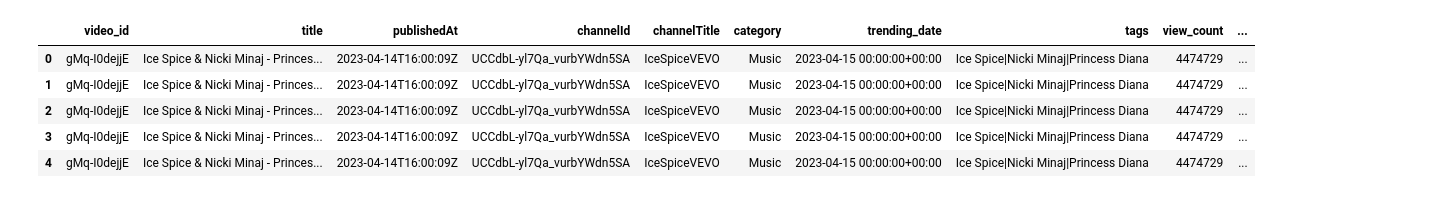
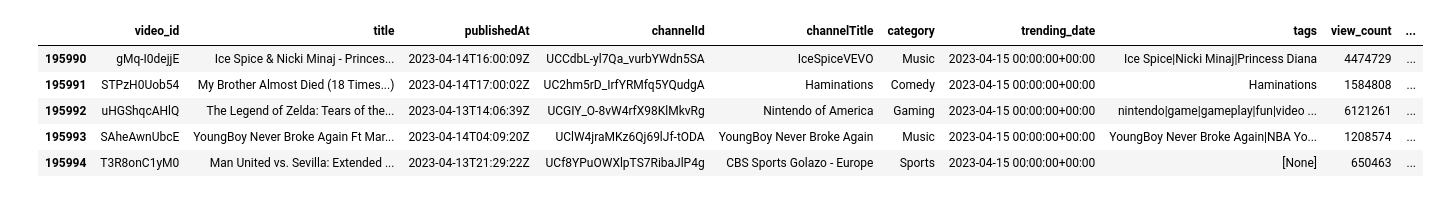
Before and after one commit to feliciahxy/SC1015-DSAI-project, a Jupyter notebook: data_preparation/DataCleaning.ipynb, the cells around one changed output. Cells and saved outputs as stored; diff of their text form; code cells hidden in the pictures.

```diff
--- a/data_preparation/DataCleaning.ipynb
+++ b/data_preparation/DataCleaning.ipynb
@@ -70,40 +70,41 @@ def count_tags(tags_str):
         return 1 if str(tags_str).strip() else 0
 
 
 # removing columns
-youtube_video_data = youtube_video_data.drop(['dislikes','thumbnail_link', 'comments_disabled', 'ratings_disabled'], axis = 1)
+youtube_video_data = youtube_video_data.drop(['dislikes','thumbnail_link', 'ratings_disabled'], axis = 1)
 youtube_video_data = restrict_date(youtube_video_data)
 
 #combining api dataset
-youtube_video_data = youtube_video_data.merge(api_data[['video_id', 'video_length', 'video_language']], on='video_id', how='left')
+youtube_video_data['video_length'] = api_data['video_length'].values
+youtube_video_data['video_language'] = api_data['video_language'].values
 
 # mapping category
 category_mapping = {}
 for item in category_data.get("items", []):
     category_mapping[item['id']] = item["snippet"]["title"]
 
 youtube_video_data["categoryId"] = youtube_video_data["categoryId"].astype(str).map(category_mapping)
 youtube_video_data.rename(columns = {'categoryId': 'category'}, inplace = True)
 
 # mapping top channel (T/F)
 top_channels = channel_data["Youtuber"].tolist()
 youtube_video_data["Top channel"] = False
 youtube_video_data.loc[youtube_video_data["channelTitle"].isin(top_channels), "Top channel"] = True
 
 # turning description into T/F
 youtube_video_data['description'] = youtube_video_data['description'].apply(lambda x: 'Y' if pd.notna(x) and str(x).strip() != '' else 'N')
 youtube_video_data['count_tags'] = youtube_video_data['tags'].apply(count_tags)
 
 # youtube_video_data.drop_duplicates() # no duplicates
 # youtube_video_data.shape
 youtube_video_data.head()
 # %% [output]
 |  | video_id | title | publishedAt | channelId | channelTitle | category | trending_date | tags | view_count | ... |
-| 0 | gMq-I0dejjE | Ice Spice & Nicki Minaj - Princes... | 2023-04-14T16:00:09Z | UCCdbL-yl7Qa_vurbYWdn5SA | IceSpiceVEVO | Music | 2023-04-15 00:00:00+00:00 | Ice Spice|Nicki Minaj|Princess Diana | 4474729 | ... |
-| 1 | gMq-I0dejjE | Ice Spice & Nicki Minaj - Princes... | 2023-04-14T16:00:09Z | UCCdbL-yl7Qa_vurbYWdn5SA | IceSpiceVEVO | Music | 2023-04-15 00:00:00+00:00 | Ice Spice|Nicki Minaj|Princess Diana | 4474729 | ... |
-| 2 | gMq-I0dejjE | Ice Spice & Nicki Minaj - Princes... | 2023-04-14T16:00:09Z | UCCdbL-yl7Qa_vurbYWdn5SA | IceSpiceVEVO | Music | 2023-04-15 00:00:00+00:00 | Ice Spice|Nicki Minaj|Princess Diana | 4474729 | ... |
-| 3 | gMq-I0dejjE | Ice Spice & Nicki Minaj - Princes... | 2023-04-14T16:00:09Z | UCCdbL-yl7Qa_vurbYWdn5SA | IceSpiceVEVO | Music | 2023-04-15 00:00:00+00:00 | Ice Spice|Nicki Minaj|Princess Diana | 4474729 | ... |
-| 4 | gMq-I0dejjE | Ice Spice & Nicki Minaj - Princes... | 2023-04-14T16:00:09Z | UCCdbL-yl7Qa_vurbYWdn5SA | IceSpiceVEVO | Music | 2023-04-15 00:00:00+00:00 | Ice Spice|Nicki Minaj|Princess Diana | 4474729 | ... |
+| 195990 | gMq-I0dejjE | Ice Spice & Nicki Minaj - Princes... | 2023-04-14T16:00:09Z | UCCdbL-yl7Qa_vurbYWdn5SA | IceSpiceVEVO | Music | 2023-04-15 00:00:00+00:00 | Ice Spice|Nicki Minaj|Princess Diana | 4474729 | ... |
+| 195991 | STPzH0Uob54 | My Brother Almost Died (18 Times...) | 2023-04-14T17:00:02Z | UC2hm5rD_IrfYRMfq5YQudgA | Haminations | Comedy | 2023-04-15 00:00:00+00:00 | Haminations | 1584808 | ... |
+| 195992 | uHGShqcAHlQ | The Legend of Zelda: Tears of the... | 2023-04-13T14:06:39Z | UCGIY_O-8vW4rfX98KlMkvRg | Nintendo of America | Gaming | 2023-04-15 00:00:00+00:00 | nintendo|game|gameplay|fun|video ... | 6121261 | ... |
+| 195993 | SAheAwnUbcE | YoungBoy Never Broke Again Ft Mar... | 2023-04-14T04:09:20Z | UClW4jraMKz6Qj69lJf-tODA | YoungBoy Never Broke Again | Music | 2023-04-15 00:00:00+00:00 | YoungBoy Never Broke Again|NBA Yo... | 1208574 | ... |
+| 195994 | T3R8onC1yM0 | Man United vs. Sevilla: Extended ... | 2023-04-13T21:29:22Z | UCf8YPuOWXlpTS7RibaJlP4g | CBS Sports Golazo - Europe | Sports | 2023-04-15 00:00:00+00:00 | [None] | 650463 | ... |
 # %%
 output_file =  "../datasets/final/cleaned_youtube_trending_with_api.csv"
 youtube_video_data.to_csv(output_file, index=False, quoting=1)  # quoting=1 ensures fields with commas are properly quoted
```
Also changed, not shown: 2 other files.
